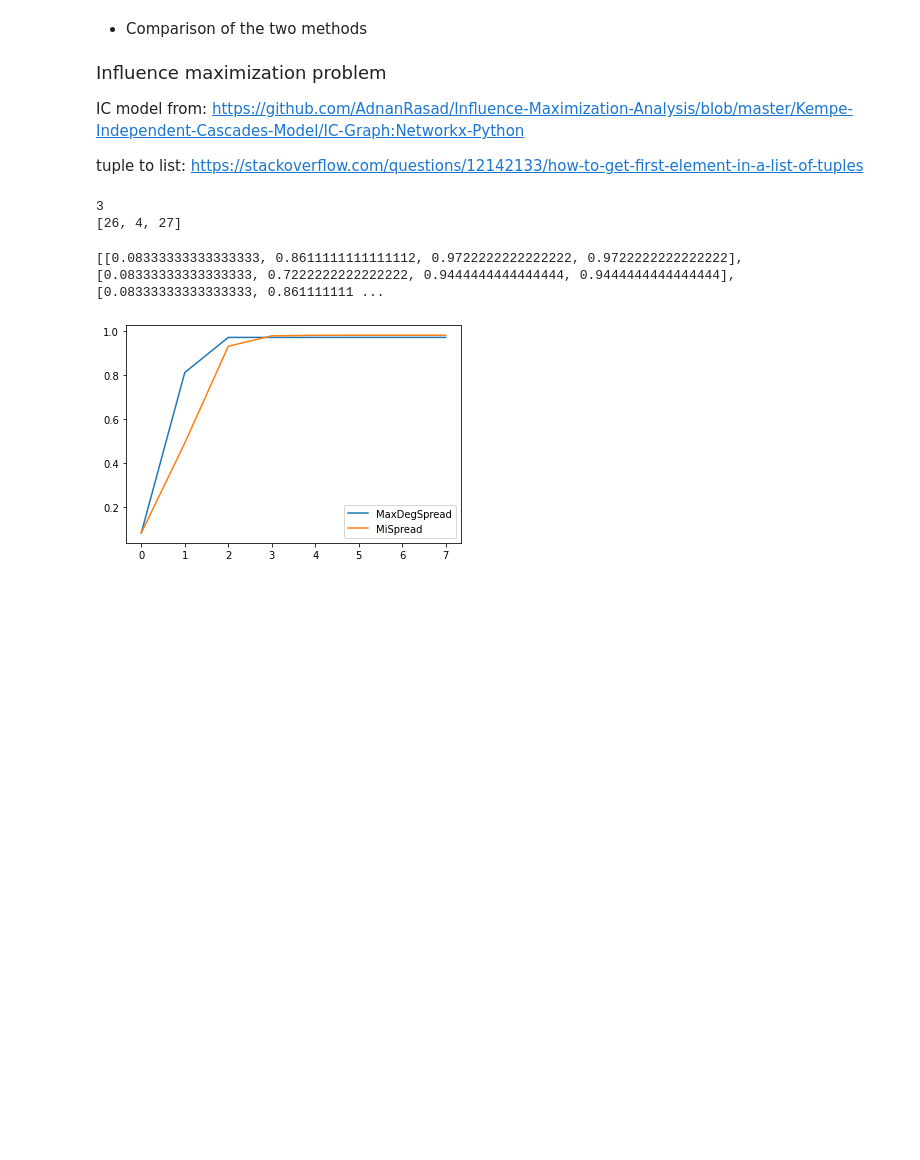
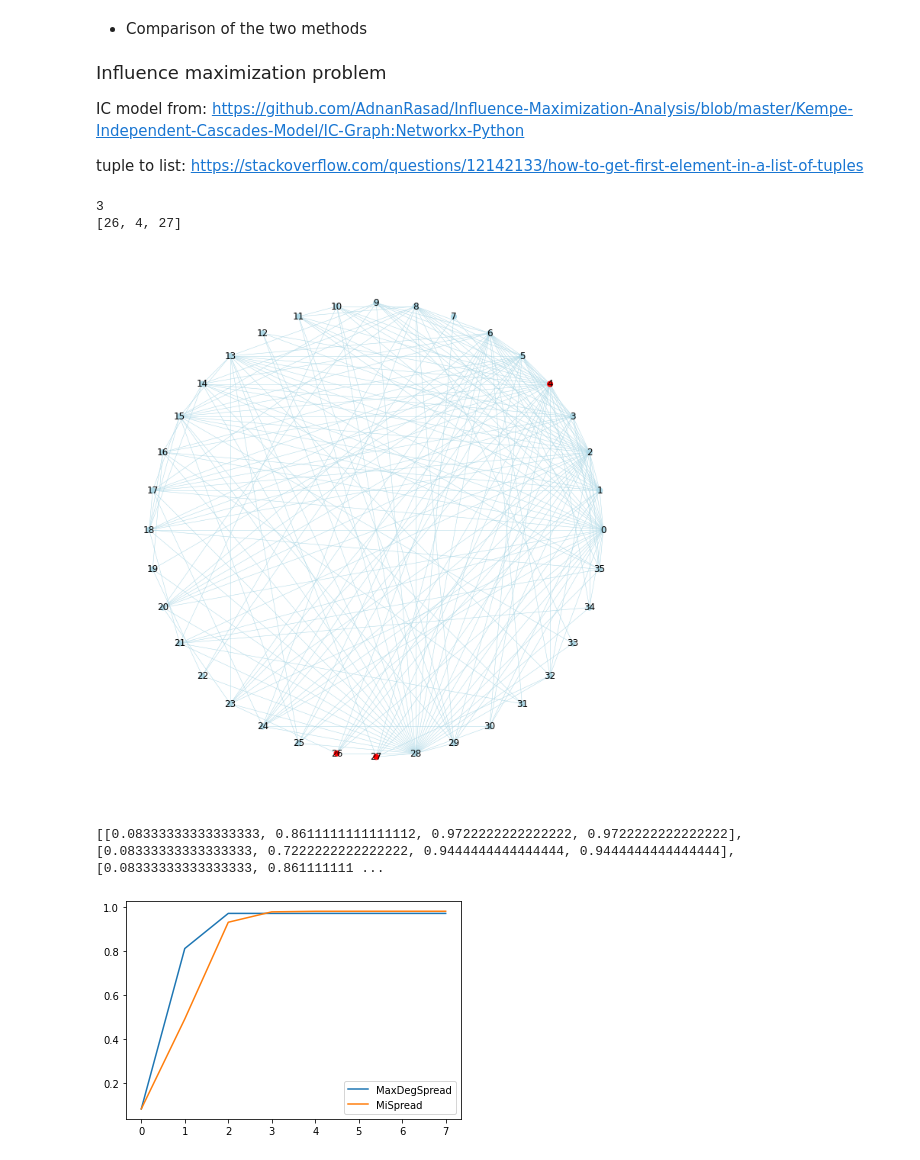
Before and after one commit to GiovanniFaldani/AlgorithmsInDataScience-Homework, a Jupyter notebook: Project1.ipynb, the cells around one changed output. Saved outputs shown, nothing was run; the diff lists cells and outputs as text; code cells hidden in the pictures; blank space fills up the shorter version.

Commit message:
graph saving

```diff
--- a/Project1.ipynb
+++ b/Project1.ipynb
@@ -382,33 +388,55 @@ def Greedy_Influence_Maximization(G, k, Probability, Num_of_Simulations):
     while(len(A0) < k):
         availableNodes = V - A0
         max = 0
         for node in availableNodes:
             value = IC(G, A0 + [node], Probability, Num_of_Simulations)[0]
             if (value > max):
                 max = value
                 v = node
         A0 = A0 + [v]
     return A0
 
 maxInfluenceSet = Greedy_Influence_Maximization(G, k, Probability=0.5, Num_of_Simulations=4)
 
 print(maxInfluenceSet)
 
 #Compare runs if IC starting from MI set to other runs starting from k max degree nodes
 
 MI_spread = IC(G, maxInfluenceSet, Probability=0.5, Num_of_Simulations=5044)
 
 #Extract the set of 3 nodes of maximum degree
 maxDegSet = sorted(G.degree, key=lambda tup: tup[1], reverse=True)[:len(maxInfluenceSet)]
 maxDegSet = [i[0] for i in maxDegSet]
 
 MaxDegSpread = IC(G, maxDegSet, Probability=0.5, Num_of_Simulations=4)
 
 #print(MaxDegSpread)
 #print(MI_spread)
+
+def plot_maxinf_set(G, set_):
+    color_map = []
+    # color up to 10 communities
+    color_list = ['lightblue', 'red']
+    for node in G:
+        if node in set_:
+            color_map.append(color_list[1])
+        else:
+            color_map.append(color_list[0])
+
+    g_draw = G
+    fig = plt.figure(figsize=(10,10))
+    pos = nx.circular_layout(g_draw)
+    nx.draw(g_draw, pos, node_color=color_map, edge_color='lightblue', node_size=50, with_labels=True, width=0.5)
+
+
+
+plot_maxinf_set(G, maxInfluenceSet)
+plt.savefig('./data/maxInfluenceSocial.png',dpi=300)
+plt.show()
 # %% [output]
 3
 [26, 4, 27]
+[figure, added]
 # %%
 print(MaxDegSpread[1])
 # %% [output]
```
Also changed, not shown: parts of 6 cells of this notebook.
